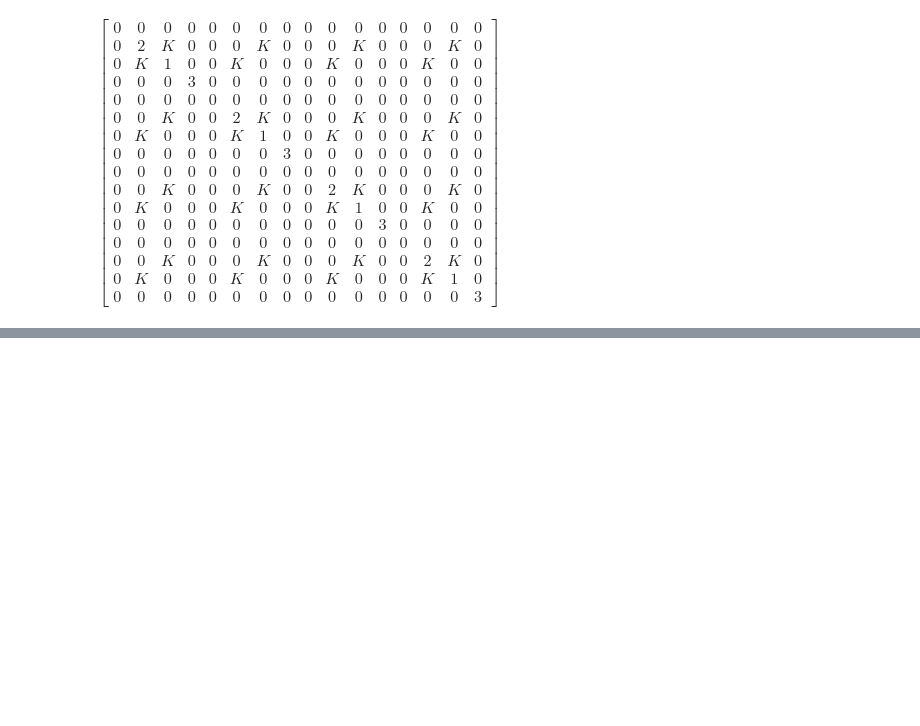
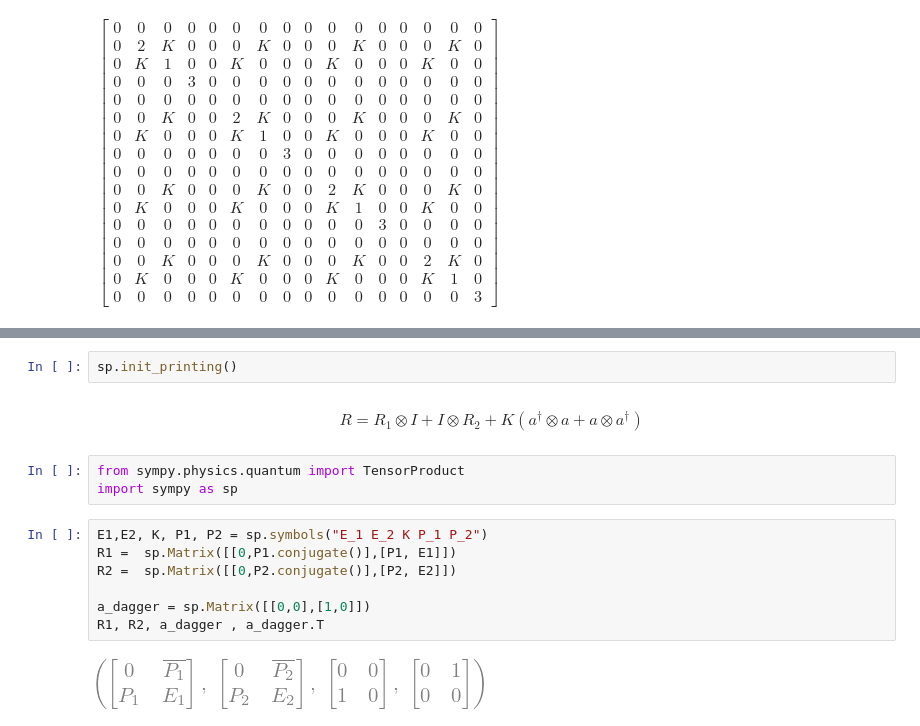
Before and after one commit to chewywookie/fyp, a Jupyter notebook: code/hamiltest.ipynb, the cells around one changed output, grey strips where cells are left out. Saved outputs shown, nothing was run; the diff lists cells and outputs as text; blank space fills up the shorter version.

```diff
--- a/code/hamiltest.ipynb
+++ b/code/hamiltest.ipynb
@@ -359,0 +396,18 @@ $\displaystyle \left[\begin{array}{cccccccccccccccc}0 & 0 & 0 & 0 & 0 & 0 & 0 &
+# %%
+sp.init_printing()
+# %% [markdown]
+$$
+R =  R_1 \otimes I + I \otimes R_2 + K(a^\dagger  \otimes a + a  \otimes a^\dagger)
+$$
+# %%
+from sympy.physics.quantum import TensorProduct
+import sympy as sp
+# %%
+E1,E2, K, P1, P2 = sp.symbols("E_1 E_2 K P_1 P_2")
+R1 =  sp.Matrix([[0,P1.conjugate()],[P1, E1]])
+R2 =  sp.Matrix([[0,P2.conjugate()],[P2, E2]])
+
+a_dagger = sp.Matrix([[0,0],[1,0]])
+R1, R2, a_dagger , a_dagger.T
+# %% [output]
+[figure, added]
```
Also changed, not shown: parts of 12 cells of this notebook.
